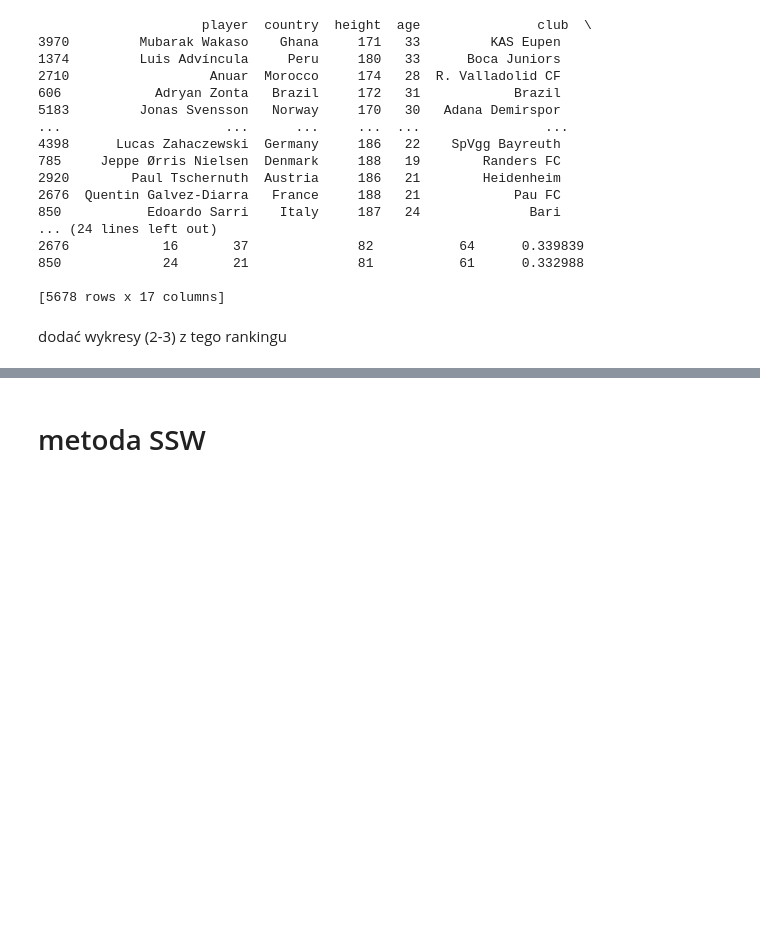
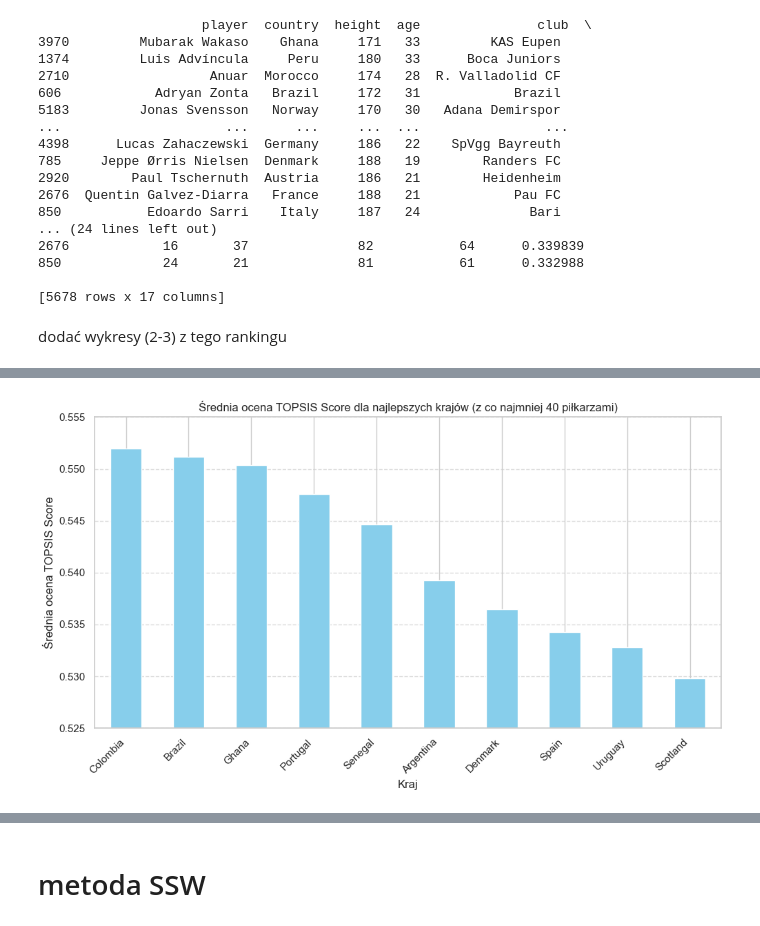
Before and after one commit to izabelakolodziejska/Fifa_players_analysis, a Jupyter notebook: fifa_analysys.ipynb, the cells around one changed output, grey strips where cells are left out. Saved outputs shown, nothing was run; the diff lists cells and outputs as text; code cells hidden in the pictures; blank space fills up the shorter version.

```diff
--- a/fifa_analysys.ipynb
+++ b/fifa_analysys.ipynb
@@ -343,0 +356,25 @@ dodać wykresy (2-3) z tego rankingu
+# %%
+players_count_by_country = data_sorted['country'].value_counts()
+
+top_countries = players_count_by_country[players_count_by_country >= 40].index
+
+average_scores_by_country = data_sorted[data_sorted['country'].isin(top_countries)].groupby('country')['TOPSIS Score'].mean()
+
+top_countries = average_scores_by_country.nlargest(10).index
+
+top_countries_data = data_sorted[data_sorted['country'].isin(top_countries)]
+
+plt.figure(figsize=(10, 6))
+bar_plot = average_scores_by_country[top_countries].plot(kind='bar', color='skyblue')
+plt.xlabel('Kraj')
+plt.ylabel('Średnia ocena TOPSIS Score')
+plt.title('Średnia ocena TOPSIS Score dla najlepszych krajów (z co najmniej 40 piłkarzami)')
+plt.xticks(rotation=45, ha='right')
+plt.grid(axis='y', linestyle='--', alpha=0.7)
+plt.tight_layout()
+
+bar_plot.set_ylim(0.525, 0.555)
+
+plt.show()
+# %% [output]
+[figure, added]
```
Also changed, not shown: parts of 11 cells of this notebook.
